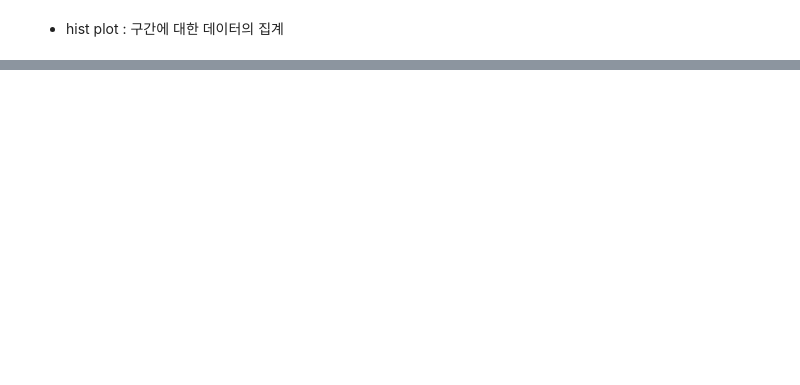
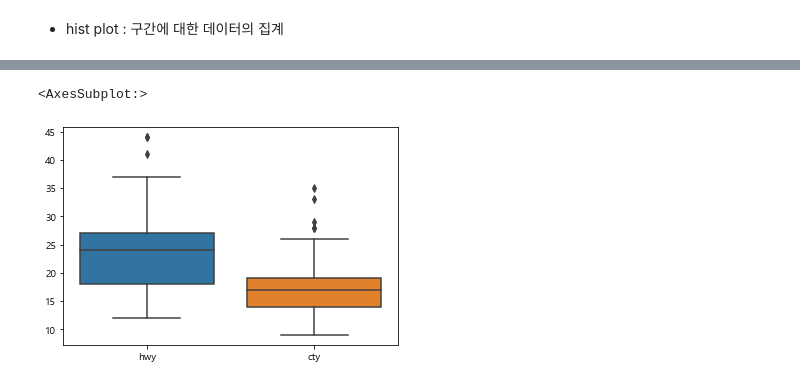
Before and after one commit to JUICE-JinHyeong/multicampus_JH, a Jupyter notebook: np_pd_visualization/2022_bunseok_visualization_02.ipynb, the cells around one changed output, grey strips where cells are left out. Drawn from its saved outputs; the diff is of its cells as text; code cells hidden in the pictures; blank space fills up the shorter version.

Commit message:
22-11-23 python 시각화 연습 3번째 + test01
import seaborn

func - .query()
함수 참조는 @(외부함수) 가능

```diff
--- a/np_pd_visualization/2022_bunseok_visualization_02.ipynb
+++ b/np_pd_visualization/2022_bunseok_visualization_02.ipynb
@@ -792,0 +747,9 @@ plt.close()
+# %%
+import seaborn as sns
+
+outlier_frm = mpg_frm[['hwy' , 'cty']]
+outlier_frm
+sns.boxplot(data = outlier_frm)
+# %% [output]
+<AxesSubplot:>
+[figure, added]
```
Also changed, not shown: parts of 35 cells of this notebook, 10 other files.
